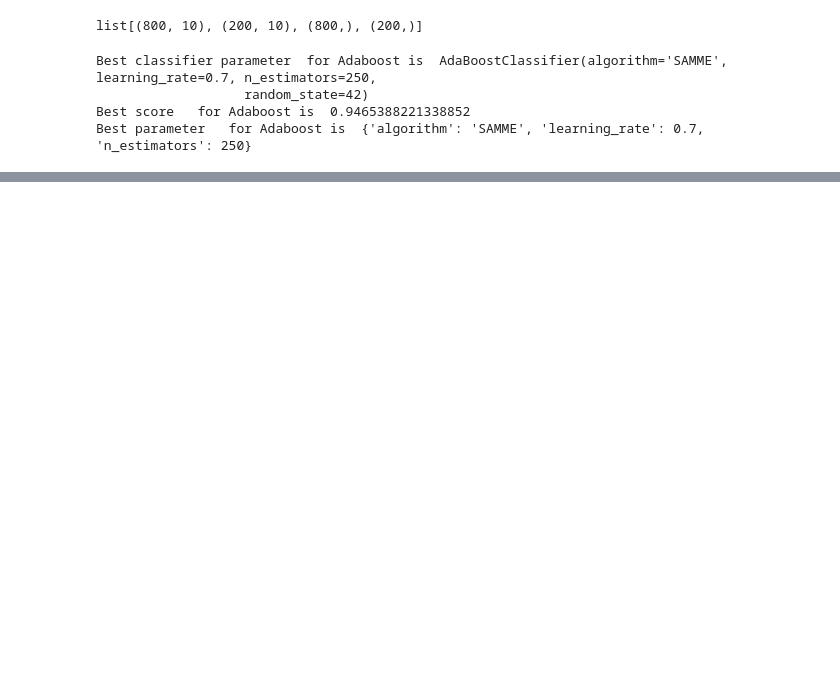
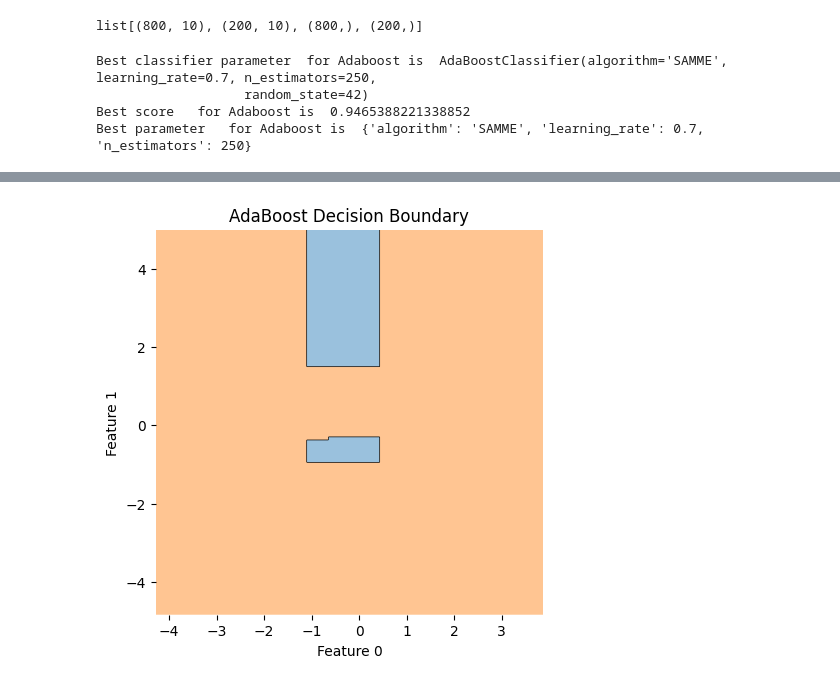
Before and after one commit to Alsanad-Opium/deep-learning-pytorch, a Jupyter notebook: MLandDL/ML/Machine Learning/Algorithms/EnsembleLearning/AdaBoost/Classification/1.ipynb, the cells around one changed output, grey strips where cells are left out. Saved outputs shown, nothing was run; the diff lists cells and outputs as text; code cells hidden in the pictures; blank space fills up the shorter version.

Commit message:
added the visualization for the adaboostclassifier

```diff
--- a/MLandDL/ML/Machine Learning/Algorithms/EnsembleLearning/AdaBoost/Classification/1.ipynb
+++ b/MLandDL/ML/Machine Learning/Algorithms/EnsembleLearning/AdaBoost/Classification/1.ipynb
@@ -57,0 +61,24 @@ para_df.head()
+# %%
+feature_idx = [0, 1]
+
+filler_values = {
+    i: x_train.iloc[:, i].mean()
+    for i in range(x_train.shape[1])
+}
+
+# Remove the two features being plotted
+del filler_values[0]
+del filler_values[8]
+# %%
+import numpy as np
+
+tuned_clf = AdaBoostClassifier(learning_rate=0.7, n_estimators=250)
+tuned_clf.fit(x_train,y_train)
+pred = tuned_clf.predict(x_train)
+
+print(np.unique(pred, return_counts=True))
+
+important_fea = tuned_clf.feature_importances_
+
+for i in enumerate(important_fea):
+    print(i)
@@ -57,0 +97,17 @@ para_df.head()
+# %%
+plt.figure(figsize=(5, 5))
+
+plot_decision_regions(
+    X=x_train.to_numpy(),
+    y=y_train.to_numpy(),
+    clf=tuned_clf,
+    feature_index=[0, 8],
+    filler_feature_values=filler_values
+)
+
+plt.xlabel("Feature 0")
+plt.ylabel("Feature 1")
+plt.title("AdaBoost Decision Boundary")
+plt.show()
+# %% [output]
+[figure, added]
```
Also changed, not shown: parts of 4 cells of this notebook.
